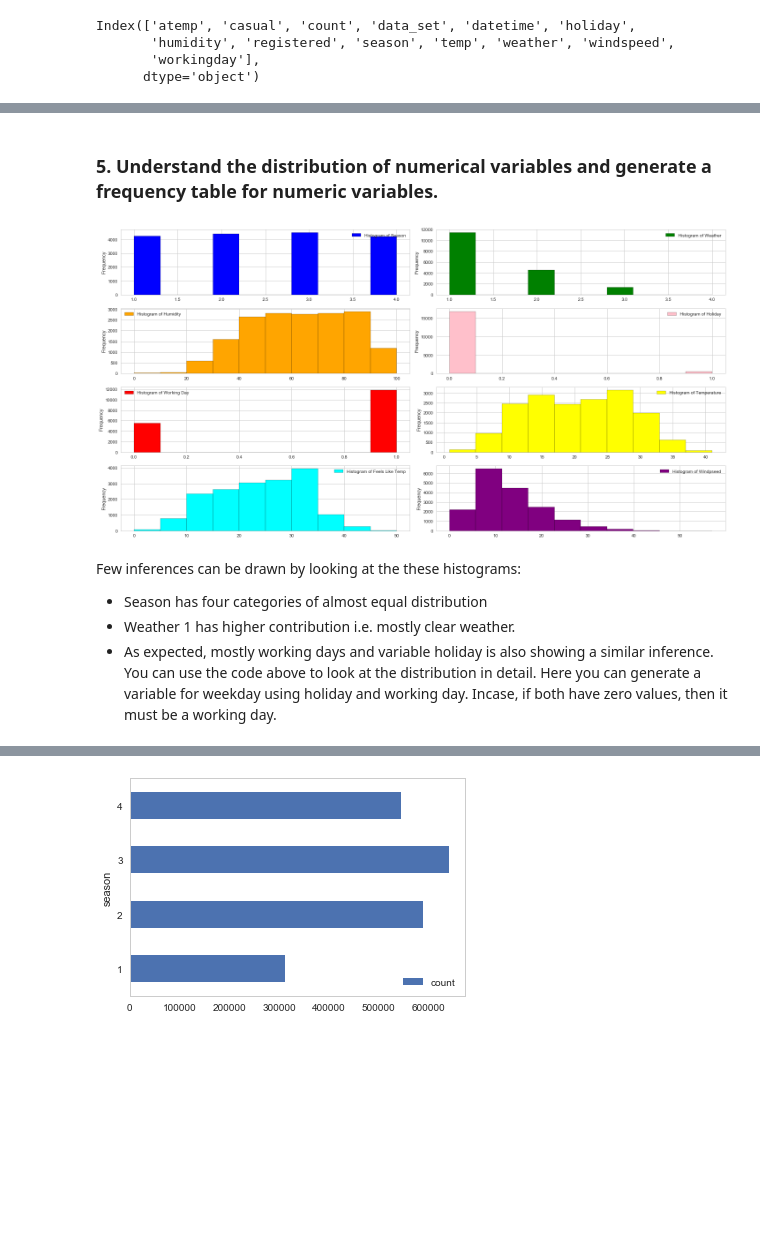
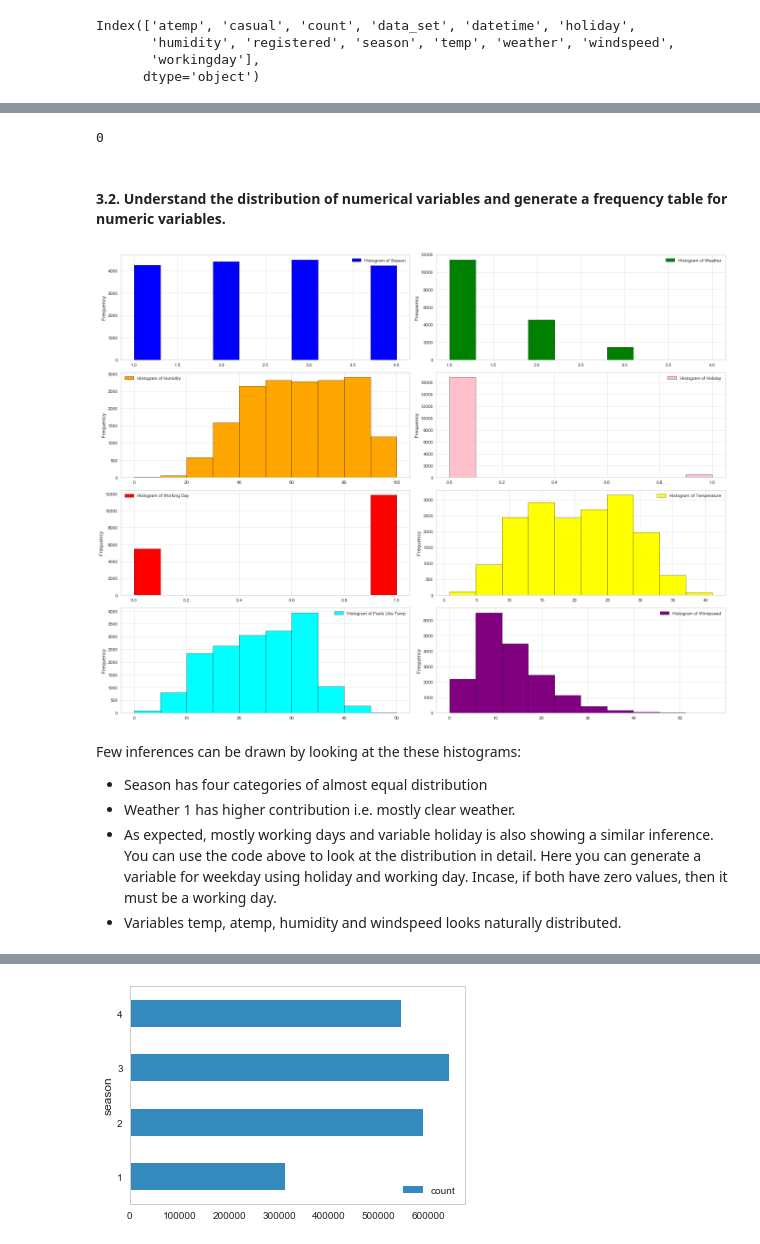
Before and after one commit to LinuxAI-PKU/ml-workspace, a Jupyter notebook: kaggle-bike-sharing-demand/kaggle-bike-sharing-demand.ipynb, the cells around one changed output, grey strips where cells are left out. Drawn from its saved outputs; the diff is of its cells as text; code cells hidden in the pictures; blank space fills up the shorter version.

```diff
--- a/kaggle-bike-sharing-demand/kaggle-bike-sharing-demand.ipynb
+++ b/kaggle-bike-sharing-demand/kaggle-bike-sharing-demand.ipynb
@@ -6,6 +12,9 @@ from sklearn.ensemble import RandomForestRegressor, GradientBoostingRegressor
 import seaborn as sns
 import matplotlib.pyplot as plt
 
-sns.set_style("whitegrid")
+pd.set_option('display.max_columns', 500)
+#sns.set_style("whitegrid")
+#plt.style.use('bmh')
+plt.style.use('seaborn-whitegrid')
 
 %matplotlib inline
@@ -38,5 +113,9 @@ test_df.head(5)
 # %%
 # combine train and test data into one df
+test_df['registered'] = 0
+test_df['casual'] = 0
+test_df['count'] = 0
+
 all_df = pd.concat([train_df, test_df])
 all_df.head(5)
 # %% [output]
@@ -81,39 +169,45 @@ all_df.head(5)
+# %%
+# find missing values in dataset if any
+all_df.isnull().values.sum()
+# %% [output]
+0
 # %% [markdown]
-### 5. Understand the distribution of numerical variables and generate a frequency table for numeric variables.
+#### 3.2. Understand the distribution of numerical variables and generate a frequency table for numeric variables.
 # %%
-plt.figure(figsize=(20,10))
+plt.figure(figsize=(20,15))
 plt.subplot(421)
 all_df['season'].plot.hist(bins=10, color='blue', label='Histogram of Season', edgecolor='black')
 plt.legend(loc='best')
 plt.subplot(422)
 all_df['weather'].plot.hist(bins=10, color='green', label='Histogram of Weather', edgecolor='black')
 plt.legend(loc='best')
 plt.subplot(423)
 all_df['humidity'].plot.hist(bins=10, color='orange', label='Histogram of Humidity', edgecolor='black')
 plt.legend(loc='best')
 plt.subplot(424)
 all_df['holiday'].plot.hist(bins=10, color='pink', label='Histogram of Holiday', edgecolor='black')
 plt.legend(loc='best')
 plt.subplot(425)
 all_df['workingday'].plot.hist(bins=10, color='red', label='Histogram of Working Day', edgecolor='black')
 plt.legend(loc='best')
 plt.subplot(426)
 all_df['temp'].plot.hist(bins=10, color='yellow', label='Histogram of Temperature', edgecolor='black')
 plt.legend(loc='best')
 plt.subplot(427)
 all_df['atemp'].plot.hist(bins=10, color='cyan', label='Histogram of Feels Like Temp', edgecolor='black')
 plt.legend(loc='best')
 plt.subplot(428)
 all_df['windspeed'].plot.hist(bins=10, color='purple', label='Histogram of Windpseed', edgecolor='black')
 plt.legend(loc='best')
 plt.tight_layout()
 # %% [output]
-[figure, old version]
+[figure, new version]
 # %% [markdown]
 Few inferences can be drawn by looking at the these histograms:
 - Season has four categories of almost equal distribution
 - Weather 1 has higher contribution i.e. mostly clear weather.
 - As expected, mostly working days and variable holiday is also showing a similar inference. You can use the code above to look at the distribution in detail. Here you can generate a variable for weekday using holiday and working day. Incase, if both have zero values, then it must be a working day.
+- Variables temp, atemp, humidity and windspeed  looks naturally distributed.
 # %%
 all_df['date'] = dt.date
 all_df['day'] = dt.day
```
Also changed, not shown: parts of 40 cells of this notebook.
